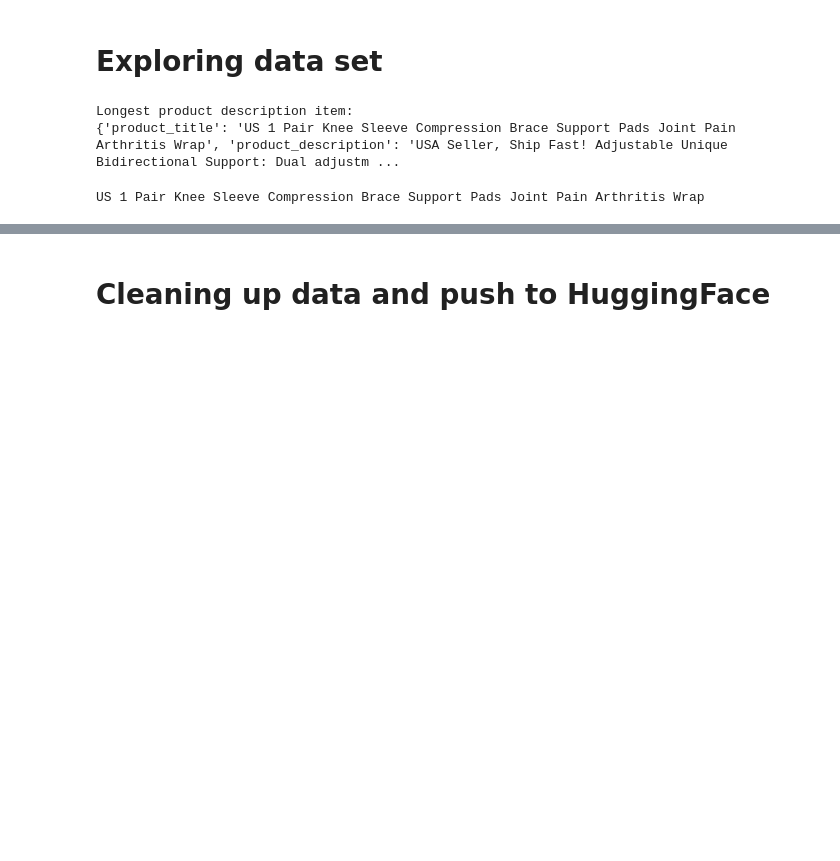
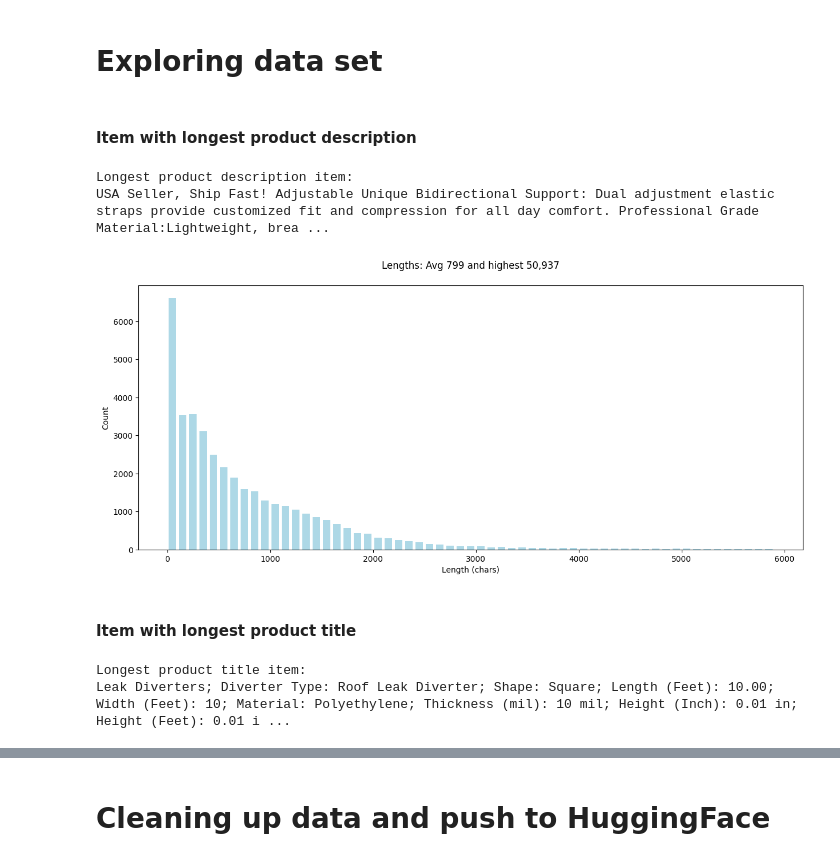
Before and after one commit to alee52/LLM_AgenticAI, a Jupyter notebook: data_curation.ipynb, the cells around one changed output, grey strips where cells are left out. Drawn from its saved outputs; the diff is of its cells as text; code cells hidden in the pictures; blank space fills up the shorter version.

```diff
--- a/data_curation.ipynb
+++ b/data_curation.ipynb
@@ -67,17 +67,19 @@ One can run the following block of code for the first time to automatically coll
 top_level_list = {'Bundles', 'Food, Beverages & Tobacco', 'Product Add-Ons', 'Gift Cards', 'Hardware', 'Home & Garden', 'Sporting Goods', 'Electronics', 'Baby & Toddler', 'Uncategorized', 'Apparel & Accessories', 'Furniture', 'Media', 'Toys & Games', 'Religious & Ceremonial', 'Luggage & Bags', 'Cameras & Optics', 'Arts & Entertainment', 'Software', 'Office Supplies', 'Animals & Pet Supplies', 'Vehicles & Parts', 'Health & Beauty', 'Business & Industrial', 'Services'}
 # %% [markdown]
 # Exploring data set
+# %% [markdown]
+#### Item with longest product description
 # %%
-longest_item = None
+longest_item_description = None
 max_len = 0
 for item in train_ds:
     desc_len = len(item['product_description'])
     if desc_len > max_len:
         max_len = desc_len
-        longest_item = item
+        longest_item_description = item
 
 print("Longest product description item:")
-print(longest_item)
+print(longest_item_description['product_description'])
 # %% [output]
 Longest product description item:
-{'product_title': 'US 1 Pair Knee Sleeve Compression Brace Support Pads Joint Pain Arthritis Wrap', 'product_description': 'USA Seller, Ship Fast! Adjustable Unique Bidirectional Support: Dual adjustm ...
+USA Seller, Ship Fast! Adjustable Unique Bidirectional Support: Dual adjustment elastic straps provide customized fit and compression for all day comfort. Professional Grade Material:Lightweight, brea ...
@@ -86,4 +86,26 @@ longest_index = train_ds.search("").data.table.column('product_description').com
-# %%
-print(longest_item['product_title'])
-# %% [output]
-US 1 Pair Knee Sleeve Compression Brace Support Pads Joint Pain Arthritis Wrap
+# %%
+lengths = [len(item['product_description']) for item in train_ds]
+plt.figure(figsize=(15, 6))
+plt.title(f"Lengths: Avg {sum(lengths)/len(lengths):,.0f} and highest {max(lengths):,}\n")
+plt.xlabel('Length (chars)')
+plt.ylabel('Count')
+plt.hist(lengths, rwidth=0.7, color="lightblue", bins=range(0, 6000, 100))
+plt.show()
+# %% [output]
+[figure, added]
+# %% [markdown]
+#### Item with longest product title
+# %%
+longest_item_title = None
+max_len = 0
+for item in train_ds:
+    desc_len = len(item['product_title'])
+    if desc_len > max_len:
+        max_len = desc_len
+        longest_item_title = item
+
+print("Longest product title item:")
+print(longest_item_title['product_title'])
+# %% [output]
+Longest product title item:
+Leak Diverters; Diverter Type: Roof Leak Diverter; Shape: Square; Length (Feet): 10.00; Width (Feet): 10; Material: Polyethylene; Thickness (mil): 10 mil; Height (Inch): 0.01 in; Height (Feet): 0.01 i ...
```
Also changed, not shown: parts of 2 cells of this notebook.
